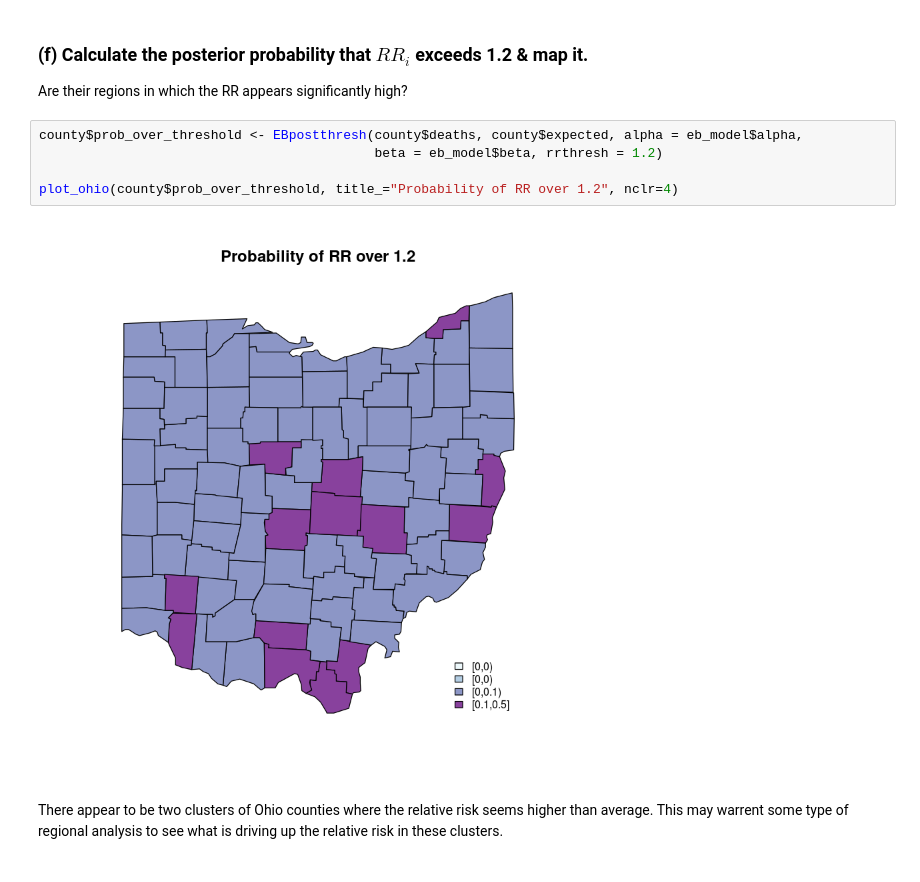
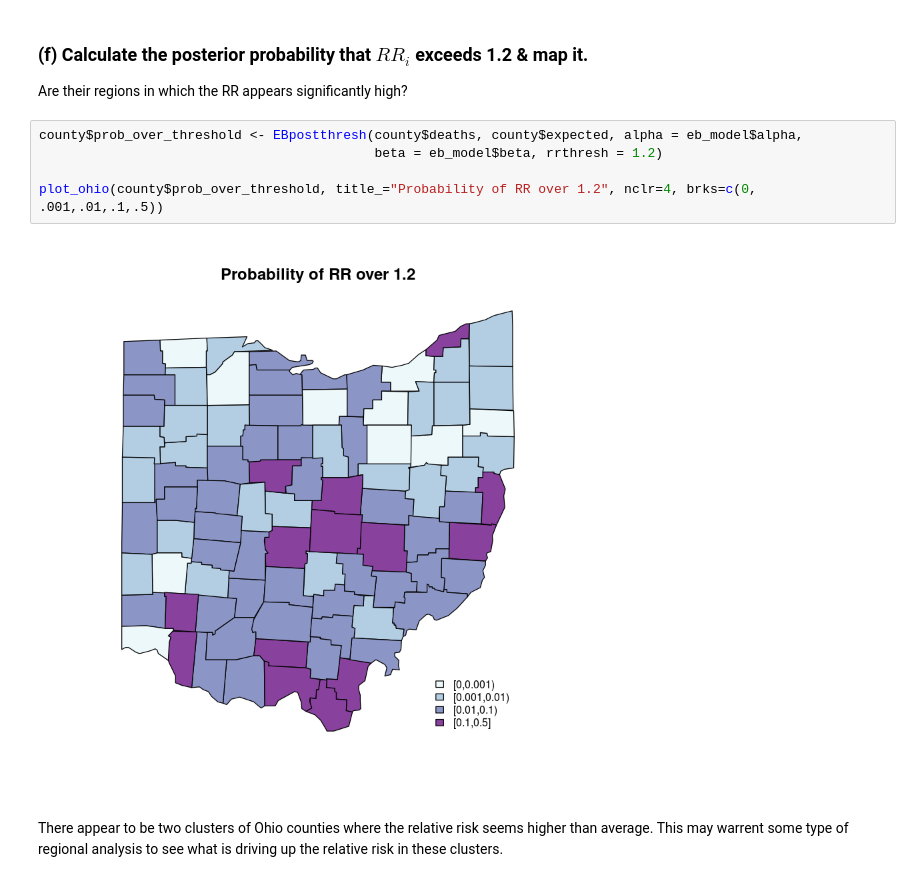
Before and after one commit to nmmarquez/spatial_epi, a Jupyter notebook: homework/hw2/hw2.ipynb, the cells around one changed output. Cells and saved outputs as stored; diff of their text form.

```diff
--- a/homework/hw2/hw2.ipynb
+++ b/homework/hw2/hw2.ipynb
@@ -161,10 +158,10 @@ Are their regions in which the RR appears significantly high?
 # %%
 county$prob_over_threshold <- EBpostthresh(county$deaths, county$expected, alpha = eb_model$alpha,
                                            beta = eb_model$beta, rrthresh = 1.2)
 
-plot_ohio(county$prob_over_threshold, title_="Probability of RR over 1.2", nclr=4)
+plot_ohio(county$prob_over_threshold, title_="Probability of RR over 1.2", nclr=4, brks=c(0, .001,.01,.1,.5))
 # %% [output]
-[figure, old version]
+[figure, new version]
 # %% [markdown]
 There appear to be two clusters of Ohio counties where the relative risk seems
 higher than average. This may warrent some type of regional analysis to see what
```
Also changed, not shown: parts of 5 cells of this notebook, 3 other files.
